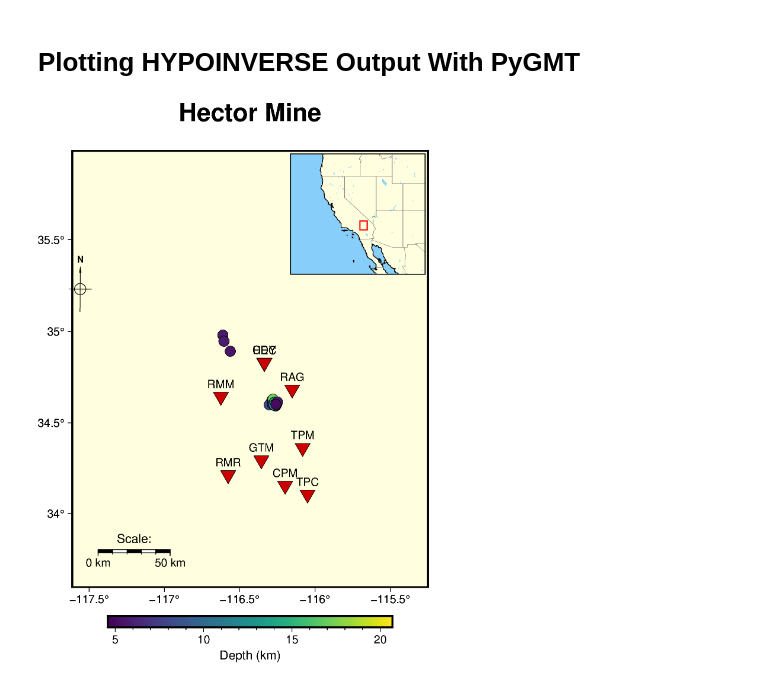
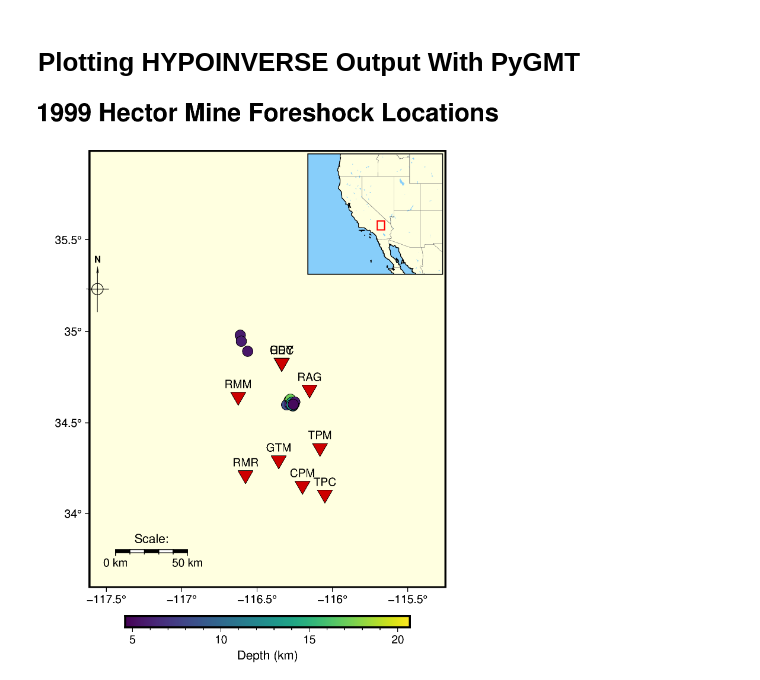
Before and after one commit to stanford-futuredata/FAST, a Jupyter notebook: docs/hectormine_pygmt_example.ipynb, the cells around one changed output. Drawn from its saved outputs; the diff is of its cells as text; code cells hidden in the pictures.

```diff
--- a/docs/hectormine_pygmt_example.ipynb
+++ b/docs/hectormine_pygmt_example.ipynb
@@ -73,7 +73,7 @@ pygmt.config(FONT_LABEL='10p,Helvetica,black');
 # %%
 subset_region = [lon_arr.min() - 0.5, lon_arr.max() + 0.5, lat_arr.min() - 0.5, lat_arr.max() + 0.5]
 
-fig.basemap(region=region, projection='M4i', frame=['a', '+tHector Mine'])
+fig.basemap(region=region, projection='M4i', frame=['a', '+t1999 Hector Mine Foreshock Locations'])
 
 fig.coast(land='lightyellow')
 
@@ -87,11 +87,9 @@ fig.plot(x=lon_arr,
          pen="black",
          frame='a',)
 
-# fig.text(text='Hector Mine', y=34.6, x=-116.267)
 
 scale = "f-117.2/33.8/20/50+u+lScale:"
-# map_scale=scale
-# map_scale="jBL+w50k+o0.5c/0.5c+f"
+
 
 with pygmt.config(FONT_TITLE=10):
     fig.basemap(rose="jTL+w1.3c+lO,E,S,N+o-0.1c/3c",
@@ -102,31 +100,31 @@ fig.plot(x=station_df.lon,
          style='i0.5c',
          color='red3',
          pen='black')
 
 fig.text(x=station_df.lon, y=station_df.lat + 0.07, text=station_df.stations)
 
 fig.colorbar(frame='af+l"Depth (km)"')
 
 
 with fig.inset(position="jTR+o0.1c",
                box="+p1.5p,black",
                region=[-130, -105, 27, 45],
                projection='M1.5i'):
 
 
     fig.coast(region=[-130, -105, 27, 45],
               projection='M1.5i',
               land="lightyellow",
               water="lightskyblue",
               borders="a/faint,117/117/117",
               shorelines="1/0.5p",
               )
 
     rectangle = [[subset_region[0], subset_region[2], subset_region[1], subset_region[3]]]
     fig.plot(data=rectangle, style="r+s", pen="0.8p,red")
 
 
 
 fig.show()
 # %% [output]
-[figure, old version]
+[figure, new version]
```
Also changed, not shown: 1 other file.
